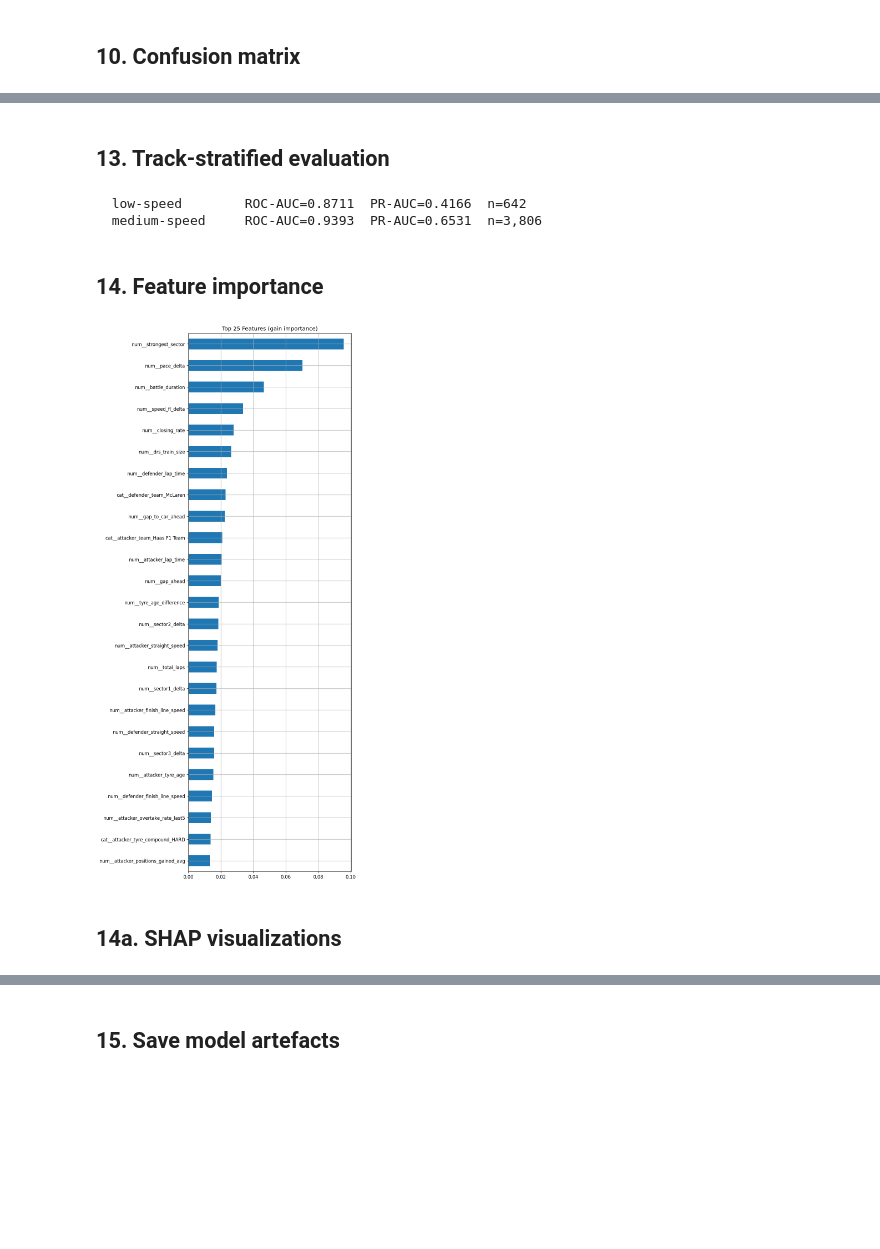
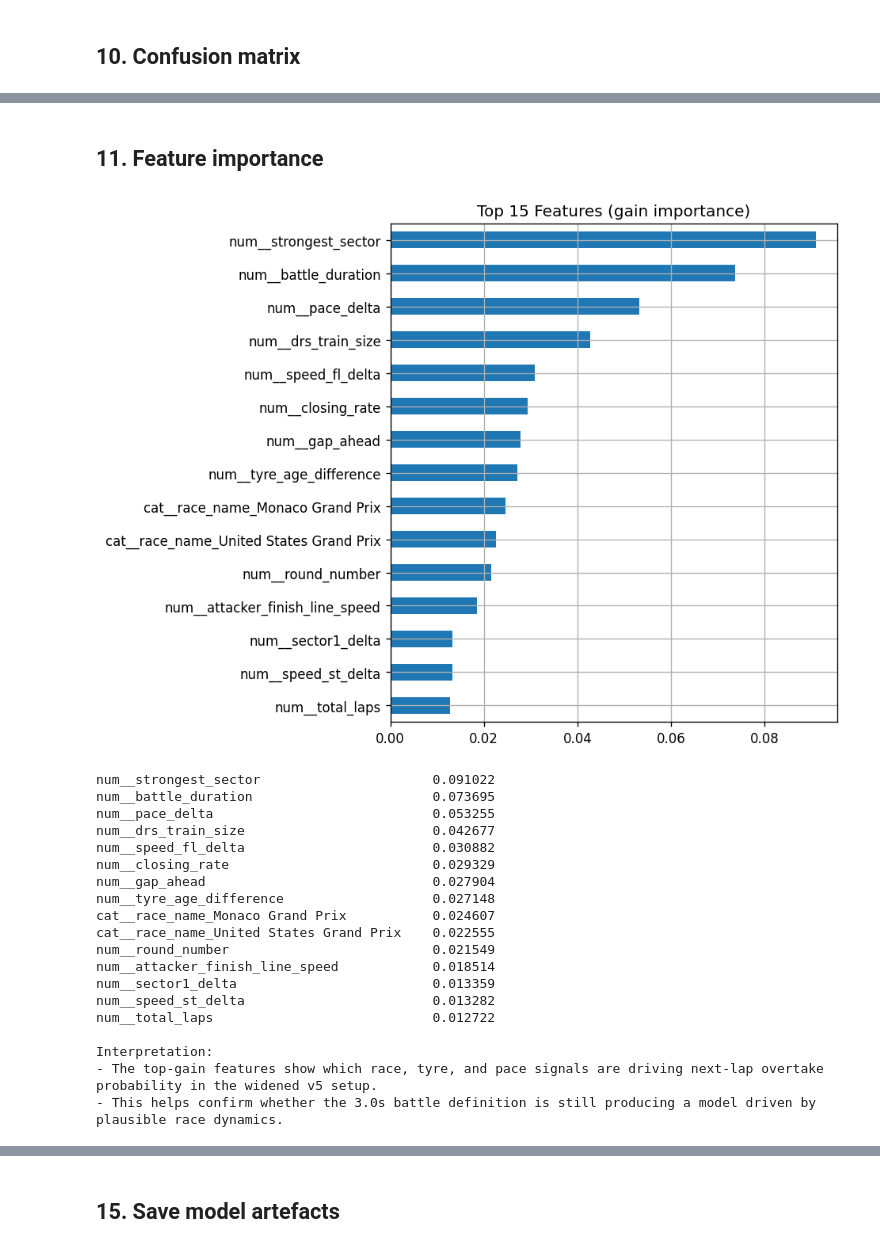
Before and after one commit to AminN77/formula1-overtake-prediction, a Jupyter notebook: notebooks/model_testing_5.ipynb, the cells around one changed output, grey strips where cells are left out. Saved outputs shown, nothing was run; the diff lists cells and outputs as text; code cells hidden in the pictures; blank space fills up the shorter version.

```diff
--- a/notebooks/model_testing_5.ipynb
+++ b/notebooks/model_testing_5.ipynb
@@ -51,7 +41,7 @@ except ImportError:
 # %%
 TRAIN_YEARS = [2022, 2023, 2024]
 TEST_YEARS  = [2025]
-DATA_DIR = Path("../data/v5")
+DATA_DIR = ROOT / "data" / "v5"
 
 def load_years(years):
     frames = []
@@ -60,8 +50,10 @@ def load_years(years):
         if not p.exists():
             print(f"WARNING: {p} not found — skipping {yr}")
             continue
-        frames.append(pd.read_csv(p, encoding="utf-8"))
-        print(f"  {yr}: {len(frames[-1]):,} battles")
+        frame = pd.read_csv(p, encoding="utf-8")
+        frames.append(frame)
+        races = frame["race_name"].nunique() if "race_name" in frame.columns else 0
+        print(f"  {yr}: {len(frame):,} battles across {races} races")
     return pd.concat(frames, ignore_index=True) if frames else pd.DataFrame()
 
 print("Training data (2022-2024):")
@@ -302,12 +221,6 @@ Dropped: ['attacker_stint', 'compound_mismatch', 'defender_fresh_tyre', 'drs_zon
 # %% [markdown]
 ## 7. Evaluate best XGBoost via GroupKFold CV
 # %%
-best_params = study.best_params.copy()
-best_params["scale_pos_weight"] = scale_pos_weight
-best_params["eval_metric"] = "aucpr"
-best_params["random_state"] = 42
-best_params["n_jobs"] = -1
-
 best_xgb = xgb.XGBClassifier(**best_params)
 probas_cv = cross_val_predict(
     best_xgb, X_transformed, y,
@@ -323,9 +236,12 @@ print(f"XGBoost CV Results (2022-2024):")
 print(f"  ROC-AUC : {roc_auc:.4f}")
 print(f"  PR-AUC  : {pr_auc:.4f}")
 print(f"  Brier   : {brier:.4f}")
-
 print(f"\nMean predicted proba (overtake=1): {probas_cv[y == 1].mean():.4f}")
 print(f"Mean predicted proba (overtake=0): {probas_cv[y == 0].mean():.4f}")
 print(f"Separation: {probas_cv[y == 1].mean() - probas_cv[y == 0].mean():.4f}")
+print("\nInterpretation:")
+print("- These cross-validated metrics summarize how the wider 3.0s v5 battle definition behaves on 2022-2024 data.")
+print("- PR-AUC matters most for this notebook because positive overtakes are still rare even after widening the candidate set.")
+print("- The probability separation check tells us whether the model is producing a useful score spread rather than clustering everything near the base rate.")
 # %% [output]
 XGBoost CV Results (2022-2024):
@@ -457,34 +360,41 @@ for yr in sorted(df_eval["year"].unique()):
-# %% [markdown]
-## 13. Track-stratified evaluation
-# %%
-df_eval["track_type"] = df_train["track_type"].values
-
-for tt in sorted(df_eval["track_type"].unique()):
-    mask = df_eval["track_type"] == tt
-    yi = df_eval.loc[mask, "overtake"].astype(int).values
-    pi = df_eval.loc[mask, "proba"].values
-    if len(np.unique(yi)) < 2:
-        continue
-    print(f"  {tt:15s}  ROC-AUC={roc_auc_score(yi, pi):.4f}  "
-          f"PR-AUC={average_precision_score(yi, pi):.4f}  n={mask.sum():,}")
-# %% [output]
-  low-speed        ROC-AUC=0.8711  PR-AUC=0.4166  n=642
-  medium-speed     ROC-AUC=0.9393  PR-AUC=0.6531  n=3,806
 # %% [markdown]
-## 14. Feature importance
+## 11. Feature importance
 # %%
 fi_clf = xgb.XGBClassifier(**best_params)
 fi_clf.fit(X_transformed, y)
 
 t_names_all = preprocessor.get_feature_names_out()
 fi = pd.Series(fi_clf.feature_importances_, index=t_names_all).sort_values(ascending=True)
 
-fig, ax = plt.subplots(figsize=(8, max(6, len(fi) * 0.18)))
-fi.tail(25).plot.barh(ax=ax)
-ax.set_title("Top 25 Features (gain importance)")
+top_fi = fi.tail(15)
+fig, ax = plt.subplots(figsize=(8, 6))
+top_fi.plot.barh(ax=ax)
+ax.set_title("Top 15 Features (gain importance)")
 plt.tight_layout()
 plt.show()
+
+print(top_fi.sort_values(ascending=False).to_string())
+print("\nInterpretation:")
+print("- The top-gain features show which race, tyre, and pace signals are driving next-lap overtake probability in the widened v5 setup.")
+print("- This helps confirm whether the 3.0s battle definition is still producing a model driven by plausible race dynamics.")
 # %% [output]
-[figure, old version]
+[figure, new version]
+num__strongest_sector                      0.091022
+num__battle_duration                       0.073695
+num__pace_delta                            0.053255
+num__drs_train_size                        0.042677
+num__speed_fl_delta                        0.030882
+num__closing_rate                          0.029329
+num__gap_ahead                             0.027904
+num__tyre_age_difference                   0.027148
+cat__race_name_Monaco Grand Prix           0.024607
+cat__race_name_United States Grand Prix    0.022555
+num__round_number                          0.021549
+num__attacker_finish_line_speed            0.018514
+num__sector1_delta                         0.013359
+num__speed_st_delta                        0.013282
+num__total_laps                            0.012722
+
+Interpretation:
+- The top-gain features show which race, tyre, and pace signals are driving next-lap overtake probability in the widened v5 setup.
+- This helps confirm whether the 3.0s battle definition is still producing a model driven by plausible race dynamics.
-# %% [markdown]
-## 14a. SHAP visualizations
```
Also changed, not shown: parts of 37 cells of this notebook, 31 other files.
